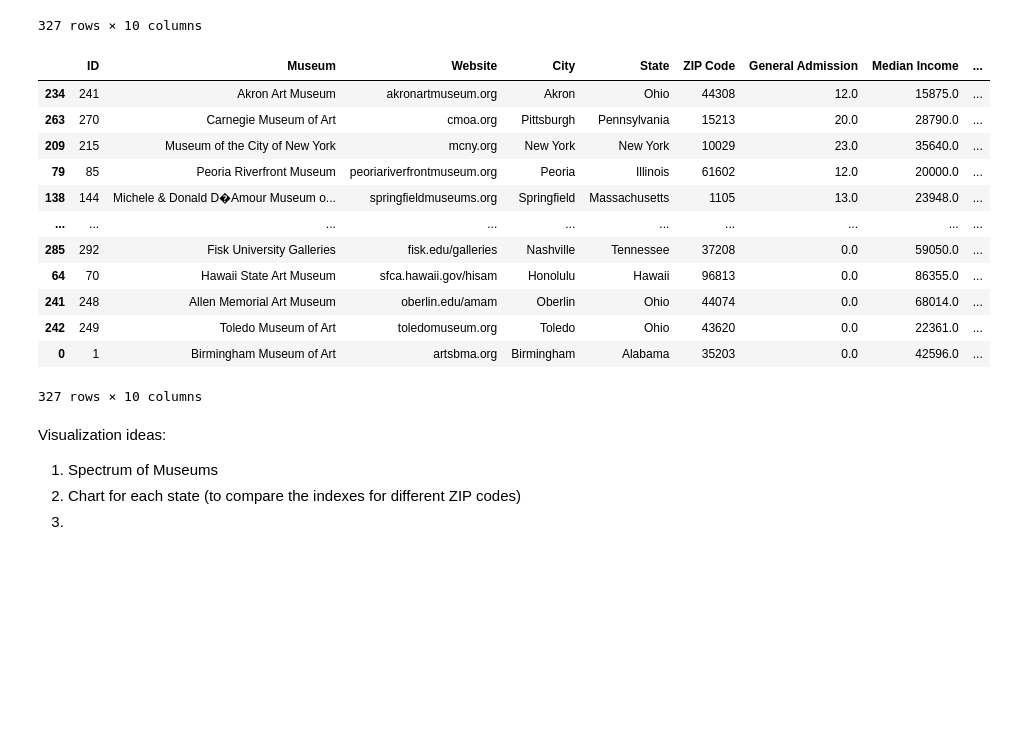
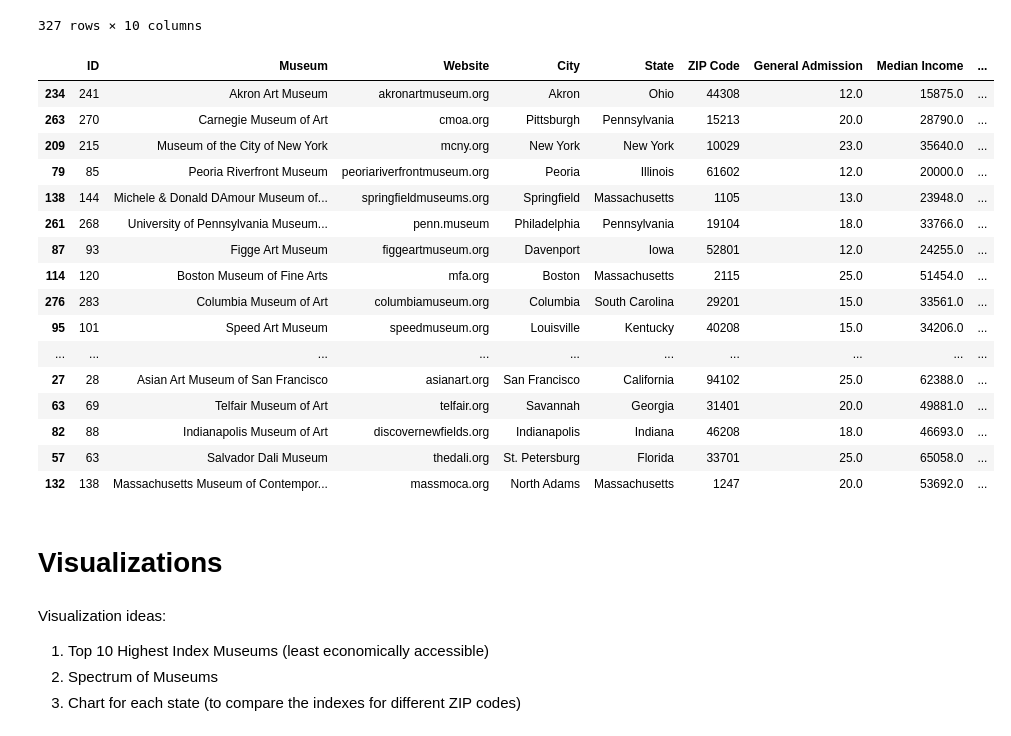
Before and after one commit to krduva02/Accessing-Art-Museums, a Jupyter notebook: Accessing Art Museums.ipynb, the cells around one changed output. Cells and saved outputs as stored; diff of their text form; code cells hidden in the pictures; blank space fills up the shorter version.

Commit message:
Added first visualization

```diff
--- a/Accessing Art Museums.ipynb
+++ b/Accessing Art Museums.ipynb
@@ -288,23 +289,29 @@ df
 # %%
 # sort by Index
 df = df.sort_values(['Index'], ascending=False)
-df
+df.head(20)
 # %% [output]
 |  | ID | Museum | Website | City | State | ZIP Code | General Admission | Median Income | ... |
 | 234 | 241 | Akron Art Museum | akronartmuseum.org | Akron | Ohio | 44308 | 12.0 | 15875.0 | ... |
 | 263 | 270 | Carnegie Museum of Art | cmoa.org | Pittsburgh | Pennsylvania | 15213 | 20.0 | 28790.0 | ... |
 | 209 | 215 | Museum of the City of New York | mcny.org | New York | New York | 10029 | 23.0 | 35640.0 | ... |
 | 79 | 85 | Peoria Riverfront Museum | peoriariverfrontmuseum.org | Peoria | Illinois | 61602 | 12.0 | 20000.0 | ... |
-| 138 | 144 | Michele & Donald D�Amour Museum o... | springfieldmuseums.org | Springfield | Massachusetts | 1105 | 13.0 | 23948.0 | ... |
+| 138 | 144 | Michele & Donald DAmour Museum of... | springfieldmuseums.org | Springfield | Massachusetts | 1105 | 13.0 | 23948.0 | ... |
+| 261 | 268 | University of Pennsylvania Museum... | penn.museum | Philadelphia | Pennsylvania | 19104 | 18.0 | 33766.0 | ... |
+| 87 | 93 | Figge Art Museum | figgeartmuseum.org | Davenport | Iowa | 52801 | 12.0 | 24255.0 | ... |
+| 114 | 120 | Boston Museum of Fine Arts | mfa.org | Boston | Massachusetts | 2115 | 25.0 | 51454.0 | ... |
+| 276 | 283 | Columbia Museum of Art | columbiamuseum.org | Columbia | South Carolina | 29201 | 15.0 | 33561.0 | ... |
+| 95 | 101 | Speed Art Museum | speedmuseum.org | Louisville | Kentucky | 40208 | 15.0 | 34206.0 | ... |
 | ... | ... | ... | ... | ... | ... | ... | ... | ... | ... |
-| 285 | 292 | Fisk University Galleries | fisk.edu/galleries | Nashville | Tennessee | 37208 | 0.0 | 59050.0 | ... |
-| 64 | 70 | Hawaii State Art Museum | sfca.hawaii.gov/hisam | Honolulu | Hawaii | 96813 | 0.0 | 86355.0 | ... |
-| 241 | 248 | Allen Memorial Art Museum | oberlin.edu/amam | Oberlin | Ohio | 44074 | 0.0 | 68014.0 | ... |
-| 242 | 249 | Toledo Museum of Art | toledomuseum.org | Toledo | Ohio | 43620 | 0.0 | 22361.0 | ... |
-| 0 | 1 | Birmingham Museum of Art | artsbma.org | Birmingham | Alabama | 35203 | 0.0 | 42596.0 | ... |
+| 27 | 28 | Asian Art Museum of San Francisco | asianart.org | San Francisco | California | 94102 | 25.0 | 62388.0 | ... |
+| 63 | 69 | Telfair Museum of Art | telfair.org | Savannah | Georgia | 31401 | 20.0 | 49881.0 | ... |
+| 82 | 88 | Indianapolis Museum of Art | discovernewfields.org | Indianapolis | Indiana | 46208 | 18.0 | 46693.0 | ... |
+| 57 | 63 | Salvador Dali Museum | thedali.org | St. Petersburg | Florida | 33701 | 25.0 | 65058.0 | ... |
+| 132 | 138 | Massachusetts Museum of Contempor... | massmoca.org | North Adams | Massachusetts | 1247 | 20.0 | 53692.0 | ... |
-327 rows × 10 columns
+# %% [markdown]
+# Visualizations
 # %% [markdown]
 Visualization ideas:
-1. Spectrum of Museums
-2. Chart for each state (to compare the indexes for different ZIP codes)
-3.
+1. Top 10 Highest Index Museums (least economically accessible)
+2. Spectrum of Museums
+3. Chart for each state (to compare the indexes for different ZIP codes)
```
Also changed, not shown: parts of 5 cells of this notebook, 1 other file.
